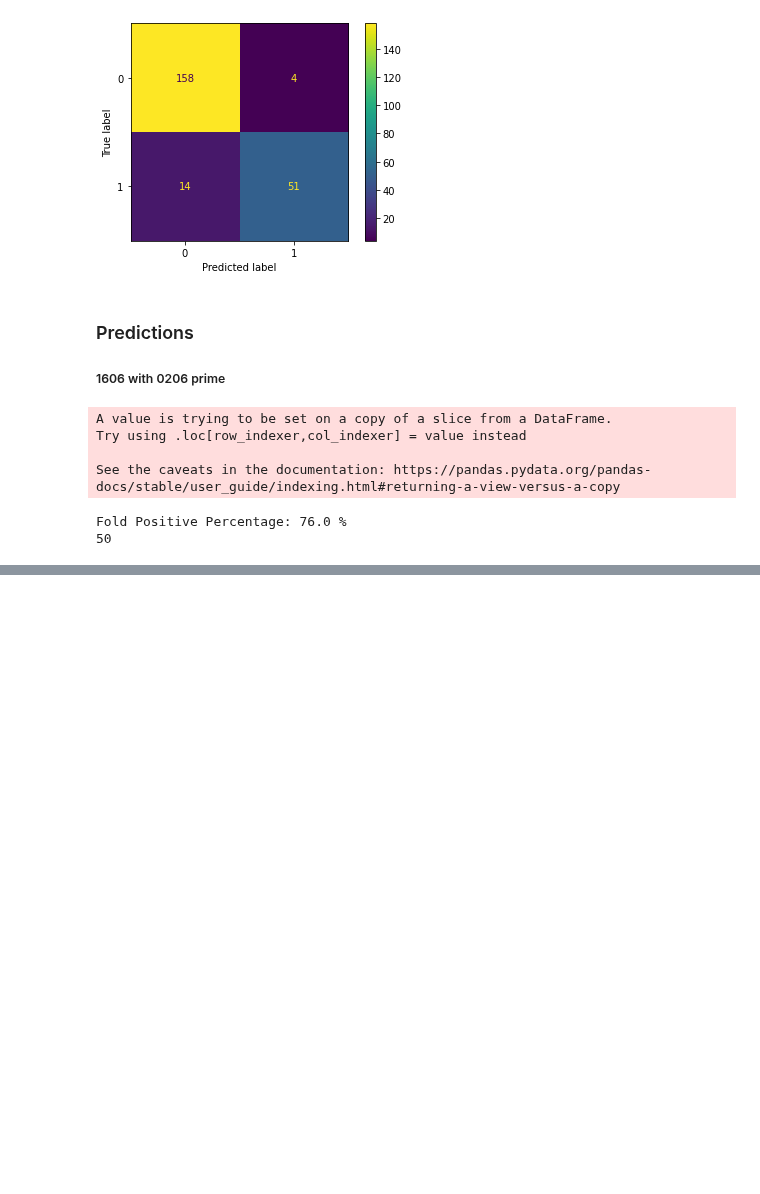
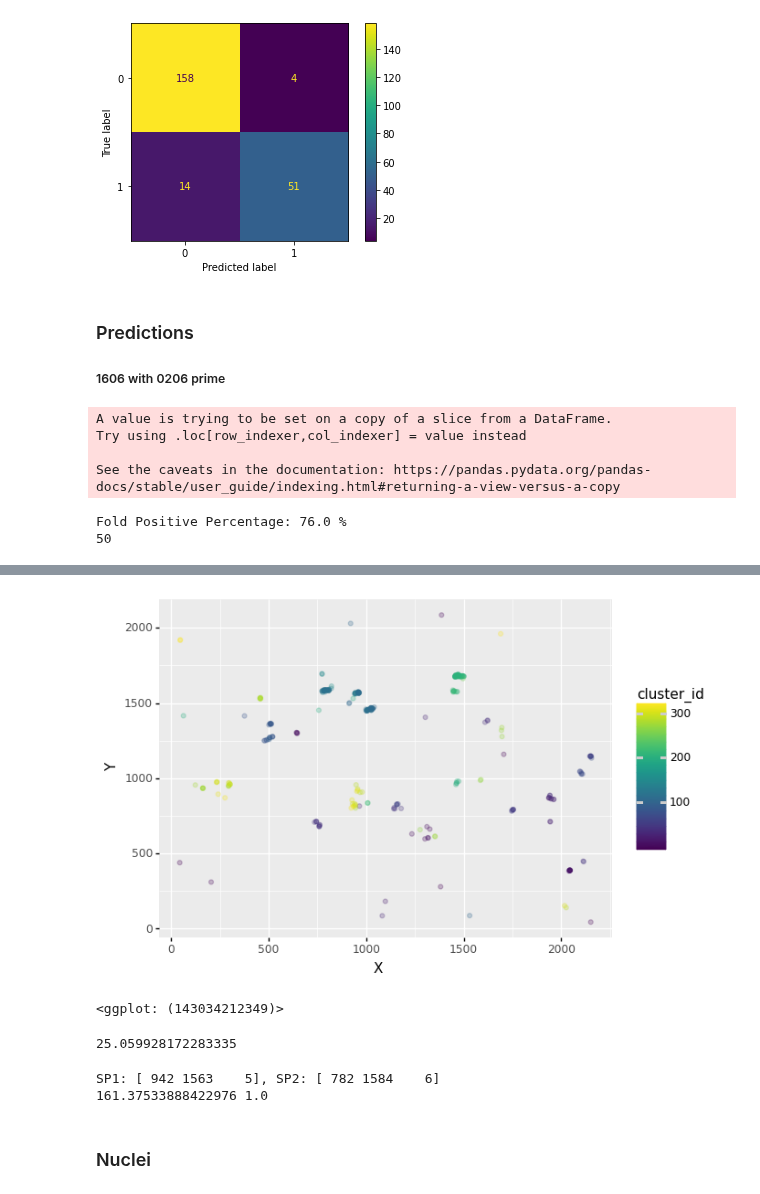
Before and after one commit to niightingale/bep_tools, a Jupyter notebook: fiji_analysis/models_X2.ipynb, the cells around one changed output, grey strips where cells are left out. Cells and saved outputs as stored; diff of their text form; code cells hidden in the pictures; blank space fills up the shorter version.

```diff
--- a/fiji_analysis/models_X2.ipynb
+++ b/fiji_analysis/models_X2.ipynb
@@ -184,0 +354,36 @@ len(set(a))
+# %%
+# GREEDY EXPANSION
+# FLAT: 3.7s
+# FLAT + COMPARISONS: 6.4s
+at_id = 1
+
+for index, row in ar_wt_8_view.iterrows():
+    ids_in_range = []   # Store all in same cluster
+    current = (row['X'], row['Y'], row['Plane'], row['Timepoint'])
+
+    for in_index, in_row in ar_wt_8_view.iterrows():
+        if in_index != index:
+            against = (in_row['X'], in_row['Y'], in_row['Plane'], in_row['Timepoint'])
+            sp_dist, tp_dist = dist(current, against)
+
+            if sp_dist < 10 and tp_dist < 2:
+                ids_in_range.append(in_index)
+
+    curr_id = at_id
+
+    # Use Already present IF it is
+    if ar_wt_8_view.at[index, 'cluster_id'] != 0:
+        curr_id = ar_wt_8_view.at[index, 'cluster_id']
+
+    ar_wt_8_view.at[index, 'cluster_id'] = curr_id
+    for idx in ids_in_range:
+        ar_wt_8_view.at[idx, 'cluster_id'] = curr_id
+
+    at_id += 1
+ar_wt_8_view['cluster_size'] = ar_wt_8_view.groupby('cluster_id')['cluster_id'].transform('count')
+# %%
+ar_coloc = ar_wt_8_view[ar_wt_8_view.cluster_id != 0]
+print(len(ar_coloc['cluster_id']))
+len(set(ar_coloc['cluster_id']))
+
+np.bincount(np.array(ar_coloc['cluster_id']))
@@ -184,0 +411,24 @@ len(set(a))
+# %%
+ggplot(ar_coloc, aes('X', 'Y', color = 'cluster_id')) +\
+    geom_point(alpha = .25)
+# %% [output]
+[figure, added]
+<ggplot: (143034212349)>
+# %%
+a = np.array((22, 44))
+b = np.array((44, 56))
+np.linalg.norm(a-b)
+# %% [output]
+25.059928172283335
+# %%
+row = ar_wt_8_view.iloc[146]
+current = (row['X'], row['Y'], row['Plane'], row['Timepoint'])
+
+a_row = ar_wt_8_view.iloc[169]
+a_current = (a_row['X'], a_row['Y'], a_row['Plane'], a_row['Timepoint'])
+
+sp, tp = dist(current, a_current)
+print(sp, tp)
+# %% [output]
+SP1: [ 942 1563    5], SP2: [ 782 1584    6]
+161.37533888422976 1.0
@@ -184,0 +437,2 @@ len(set(a))
+# %% [markdown]
+### Nuclei
```
Also changed, not shown: parts of 13 cells of this notebook, 4 other files.
